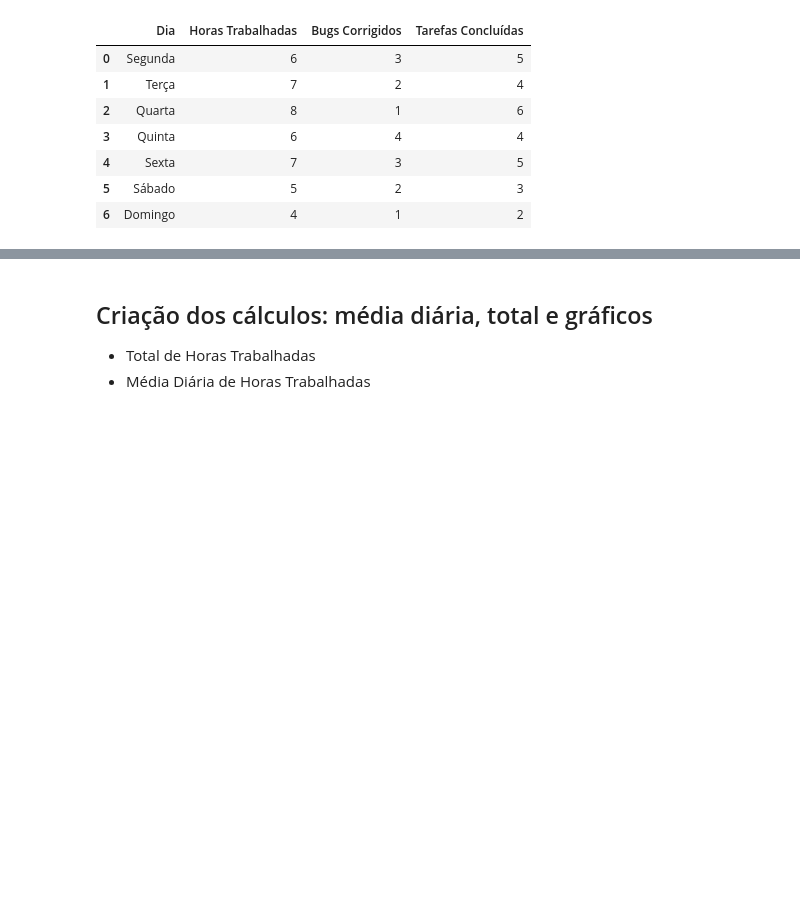
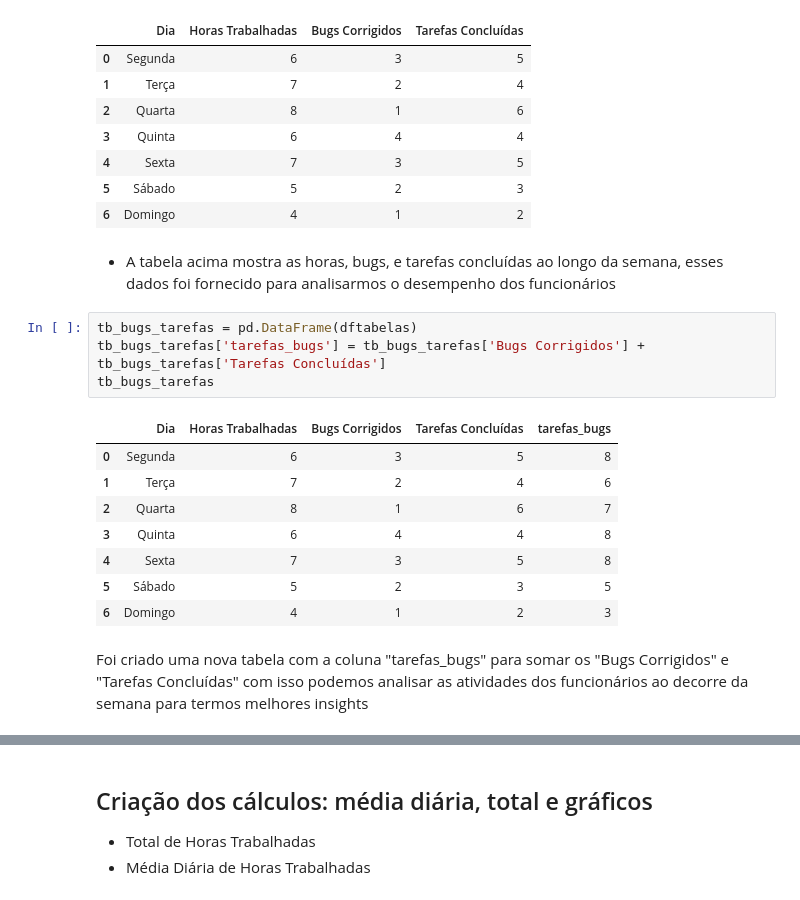
Before and after one commit to Fernando-cfs/projetomodulo4, a Jupyter notebook: individualmodulo4.ipynb, the cells around one changed output, grey strips where cells are left out. Drawn from its saved outputs; the diff is of its cells as text; blank space fills up the shorter version.

```diff
--- a/individualmodulo4.ipynb
+++ b/individualmodulo4.ipynb
@@ -39,6 +35,23 @@ dftabelas
 | 4 | Sexta | 7 | 3 | 5 |
 | 5 | Sábado | 5 | 2 | 3 |
 | 6 | Domingo | 4 | 1 | 2 |
+# %% [markdown]
+- A tabela acima mostra as horas, bugs, e tarefas concluídas ao longo da semana, esses dados foi fornecido para analisarmos o desempenho dos funcionários
+# %%
+tb_bugs_tarefas = pd.DataFrame(dftabelas)
+tb_bugs_tarefas['tarefas_bugs'] = tb_bugs_tarefas['Bugs Corrigidos'] + tb_bugs_tarefas['Tarefas Concluídas']
+tb_bugs_tarefas
+# %% [output]
+|  | Dia | Horas Trabalhadas | Bugs Corrigidos | Tarefas Concluídas | tarefas_bugs |
+| 0 | Segunda | 6 | 3 | 5 | 8 |
+| 1 | Terça | 7 | 2 | 4 | 6 |
+| 2 | Quarta | 8 | 1 | 6 | 7 |
+| 3 | Quinta | 6 | 4 | 4 | 8 |
+| 4 | Sexta | 7 | 3 | 5 | 8 |
+| 5 | Sábado | 5 | 2 | 3 | 5 |
+| 6 | Domingo | 4 | 1 | 2 | 3 |
+# %% [markdown]
+Foi criado uma nova tabela com a coluna "tarefas_bugs" para somar os "Bugs Corrigidos" e "Tarefas Concluídas" com isso podemos analisar as atividades dos funcionários ao decorre da semana para termos melhores insights
 # %%
 # Estatística descritivas sobre a tabela
 dftabelas.describe()
```
Also changed, not shown: parts of 16 cells of this notebook.
